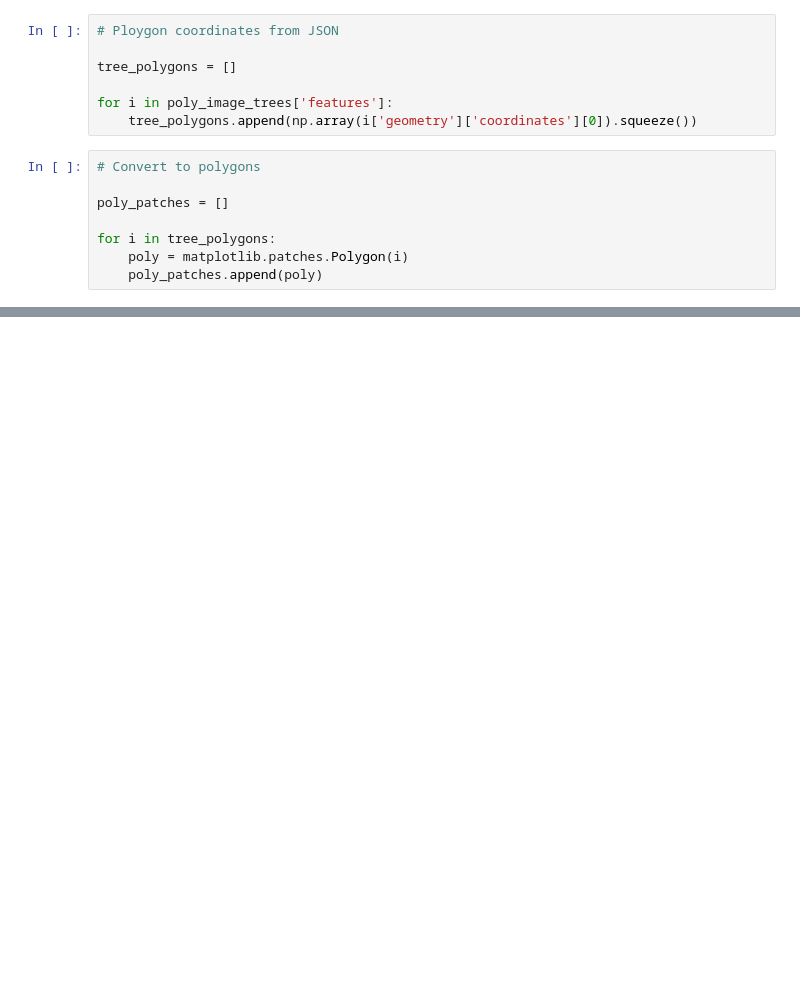
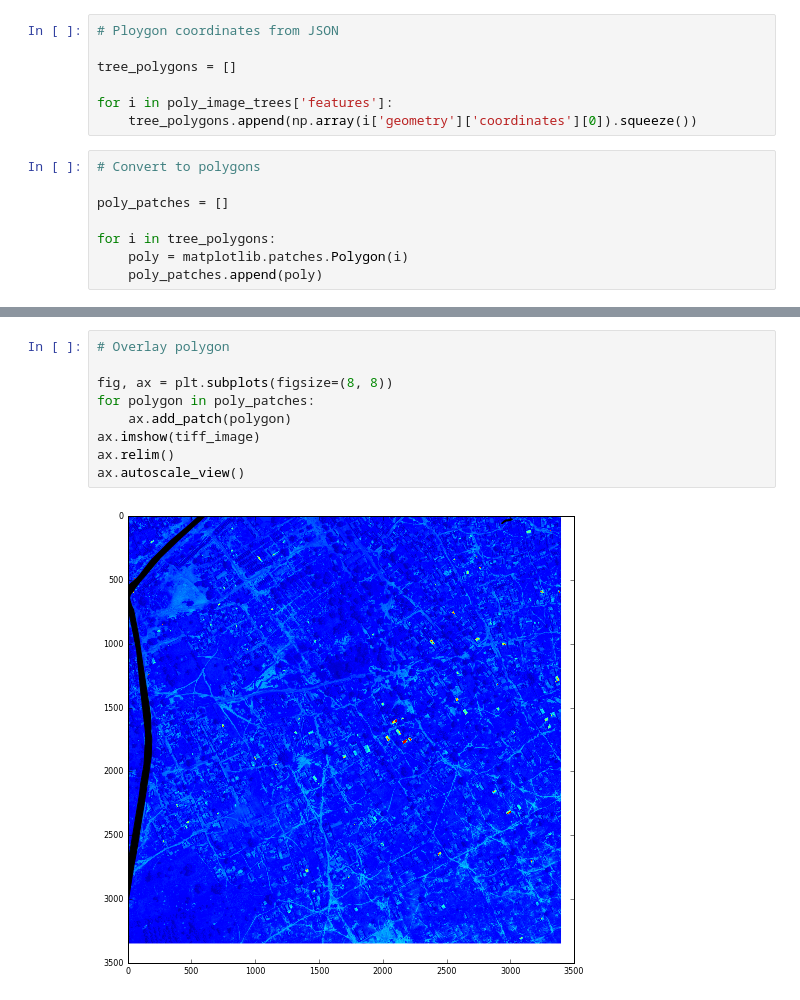
Before and after one commit to JayeCribb/Kaggle_DTSL, a Jupyter notebook: Convert_and_Overlay_Polygons.ipynb, the cells around one changed output, grey strips where cells are left out. Cells and saved outputs as stored; diff of their text form; blank space fills up the shorter version.

```diff
--- a/Convert_and_Overlay_Polygons.ipynb
+++ b/Convert_and_Overlay_Polygons.ipynb
@@ -126,0 +138,11 @@ for i in scaled_poly:
+# %%
+# Overlay polygon
+
+fig, ax = plt.subplots(figsize=(8, 8))
+for polygon in poly_patches:
+    ax.add_patch(polygon)
+ax.imshow(tiff_image)
+ax.relim()
+ax.autoscale_view()
+# %% [output]
+[figure, added]
```
Also changed, not shown: parts of 10 cells of this notebook.
